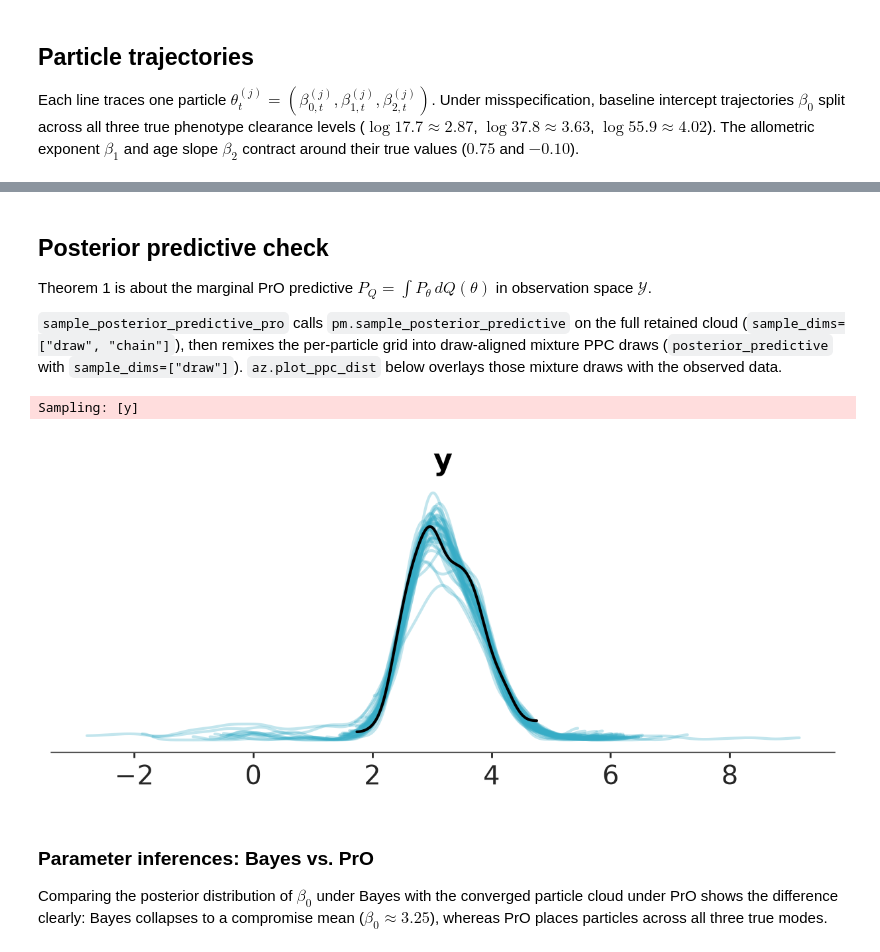
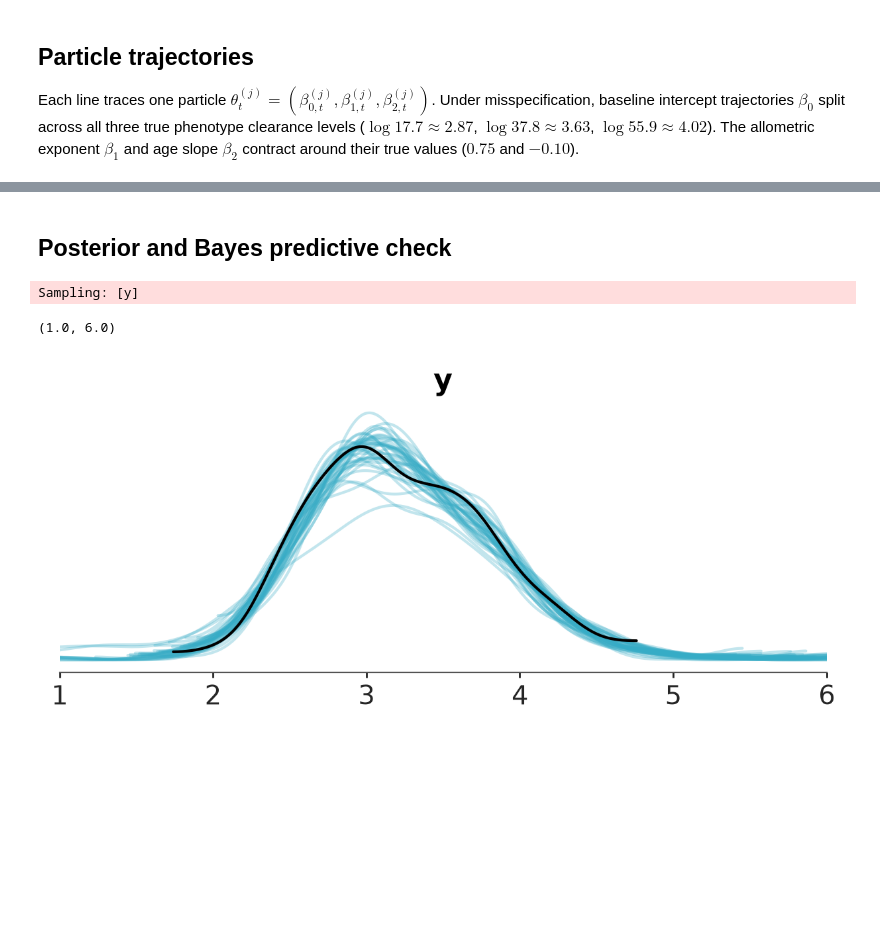
Before and after one commit to patrideo/pymc-prop, a Jupyter notebook: examples/kgd_nat2.ipynb, the cells around one changed output, grey strips where cells are left out. Drawn from its saved outputs; the diff is of its cells as text; code cells hidden in the pictures; blank space fills up the shorter version.

```diff
--- a/examples/kgd_nat2.ipynb
+++ b/examples/kgd_nat2.ipynb
@@ -375,22 +274,16 @@ plt.show()
-# %% [markdown]
-## Posterior predictive check
-
-Theorem 1 is about the marginal PrO predictive $P_Q = \int P_\theta\, dQ(\theta)$ in observation space $\mathcal{Y}$.
-
-`sample_posterior_predictive_pro` calls `pm.sample_posterior_predictive` on the full retained cloud (`sample_dims=["draw", "chain"]`), then remixes the per-particle grid into draw-aligned mixture PPC draws (`posterior_predictive` with `sample_dims=["draw"]`). `az.plot_ppc_dist` below overlays those mixture draws with the observed data.
+# %% [markdown]
+## Posterior and Bayes predictive check
 # %%
 ppc_dt = pro.sample_posterior_predictive_pro(
     dt,
     model=model,
     random_seed=SEED,
 )
+
+az.plot_ppc_dist(ppc_dt, num_samples=40)
+
+plt.xlim(1, 6)
 # %% [output]
 Sampling: [y]
+(1.0, 6.0)
+[figure, added]
-# %%
-az.plot_ppc_dist(ppc_dt, num_samples=40);
-# %% [output]
-[figure, removed]
-# %% [markdown]
-### Parameter inferences: Bayes vs. PrO
-
-Comparing the posterior distribution of $\beta_0$ under Bayes with the converged particle cloud under PrO shows the difference clearly: Bayes collapses to a compromise mean ($\beta_0 \approx 3.25$), whereas PrO places particles across all three true modes.
```
Also changed, not shown: parts of 11 cells of this notebook.
